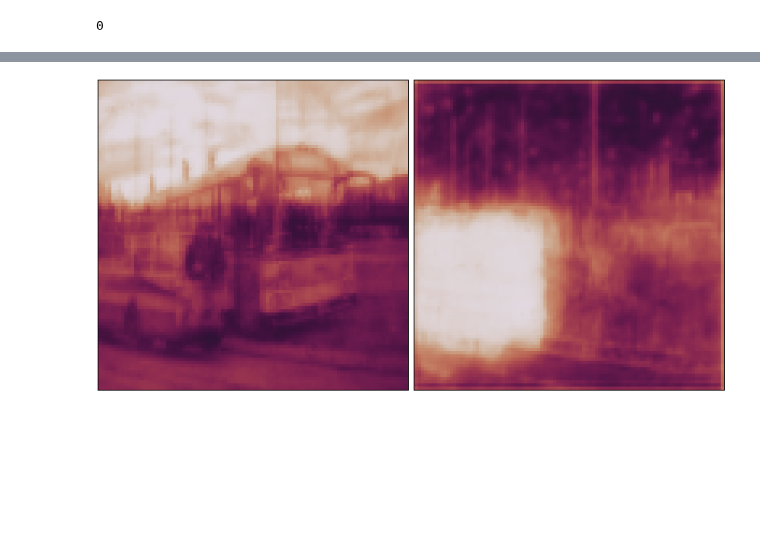
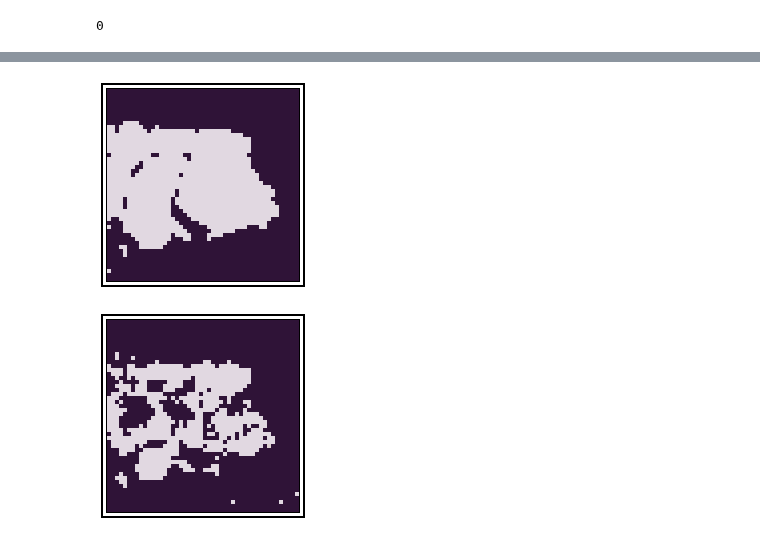
Before and after one commit to pasqualedem/DistillFSS, a Jupyter notebook: notebooks/area_focus.ipynb, the cells around one changed output, grey strips where cells are left out. Cells and saved outputs as stored; diff of their text form; code cells hidden in the pictures; blank space fills up the shorter version.

```diff
--- a/notebooks/area_focus.ipynb
+++ b/notebooks/area_focus.ipynb
@@ -265,4 +438,10 @@ pre_mix.chans(scale=4)
-# %%
-torch.stack([mix0, mix1]).chans(scale=4)
-# %% [output]
-[figure, removed]
+# %%
+fg_raw, bg_raw = get_raw_attn(results)
+# %%
+F.sigmoid(fg_raw[0]).chans(scale=4)
+# %% [output]
+[figure, added]
+# %%
+F.sigmoid(bg_raw[0]).chans(scale=4)
+# %% [output]
+[figure, added]
```
Also changed, not shown: parts of 39 cells of this notebook, 44 other files.
